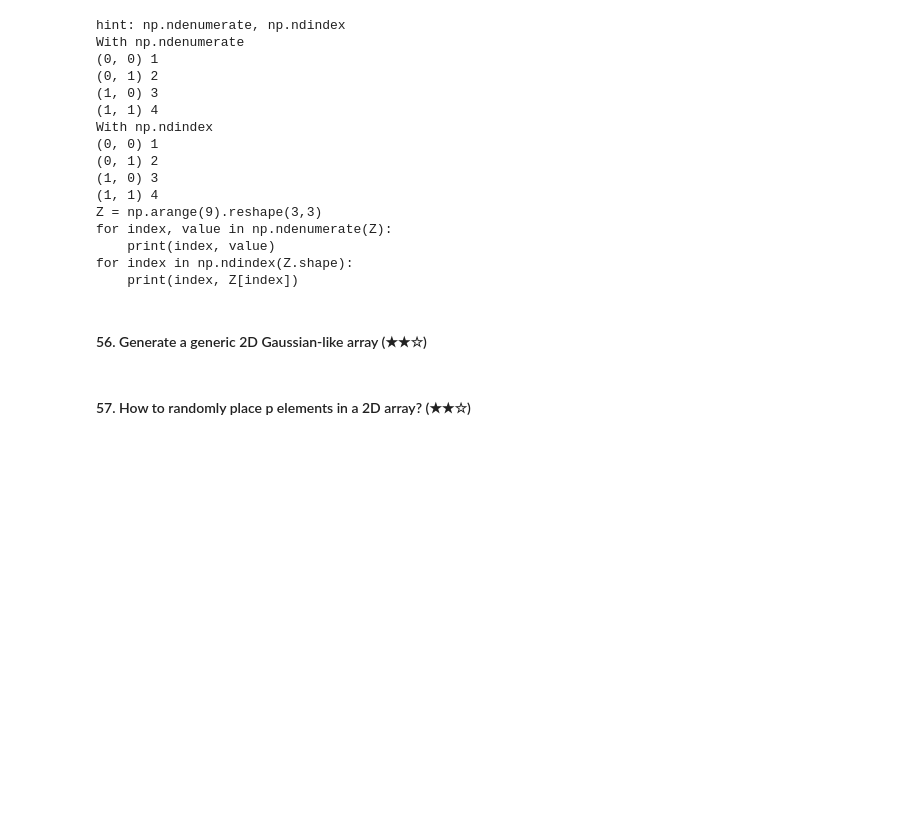
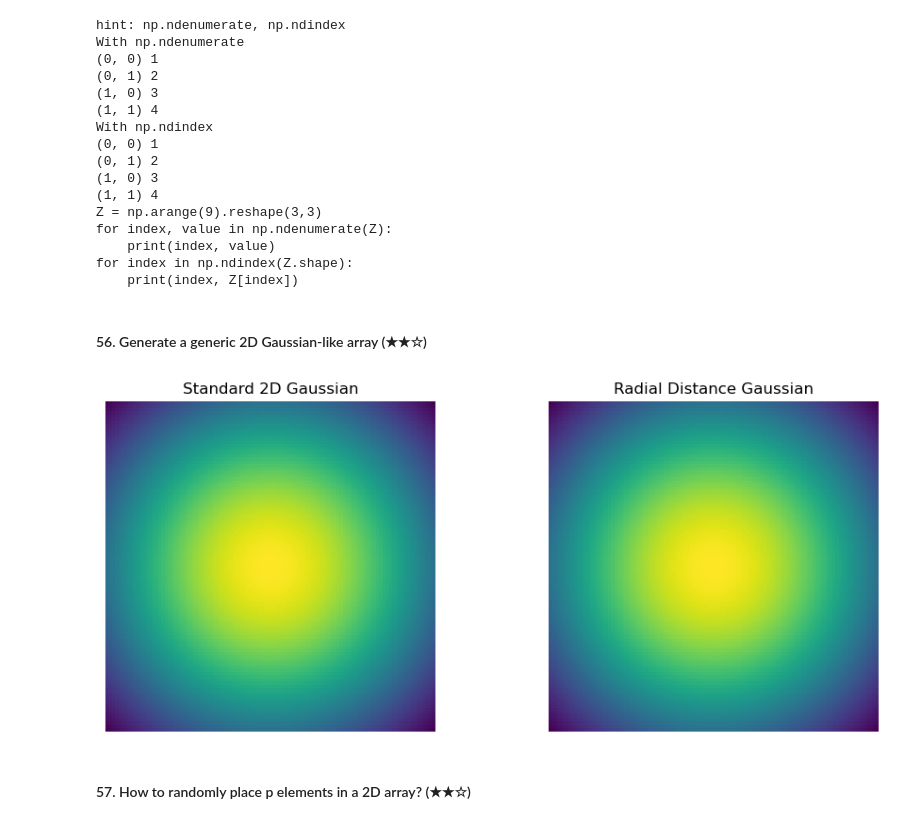
Before and after one commit to puripatwo/numpy-100, a Jupyter notebook: 100_Numpy_exercises.ipynb, the cells around one changed output. Cells and saved outputs as stored; diff of their text form; code cells hidden in the pictures; blank space fills up the shorter version.

```diff
--- a/100_Numpy_exercises.ipynb
+++ b/100_Numpy_exercises.ipynb
@@ -1047,5 +1047,38 @@ for index in np.ndindex(Z.shape):
     print(index, Z[index])
 # %% [markdown]
 #### 56. Generate a generic 2D Gaussian-like array (★★☆)
+# %%
+import numpy as np
+import matplotlib.pyplot as plt
+
+# Generate meshgrid
+size = 100
+x = np.linspace(-1, 1, size)
+y = np.linspace(-1, 1, size)
+X, Y = np.meshgrid(x, y)
+
+# Standard 2D Gaussian
+mu_x, mu_y = 0.0, 0.0
+sigma = 1.0
+G_standard = np.exp(-((X - mu_x)**2 + (Y - mu_y)**2) / (2 * sigma**2))
+
+# Radial (distance-based) Gaussian
+D = np.sqrt(X**2 + Y**2)  # Distance from center (0,0)
+G_radial = np.exp(-((D - 0.0)**2) / (2 * sigma**2))  # mu = 0.0
+
+# Plotting
+fig, axes = plt.subplots(1, 2, figsize=(10, 4))
+axes[0].imshow(G_standard, cmap='viridis')
+axes[0].set_title("Standard 2D Gaussian")
+axes[1].imshow(G_radial, cmap='viridis')
+axes[1].set_title("Radial Distance Gaussian")
+
+for ax in axes:
+    ax.axis('off')
+
+plt.tight_layout()
+plt.show()
+# %% [output]
+[figure, added]
 # %% [markdown]
 #### 57. How to randomly place p elements in a 2D array? (★★☆)
```
Also changed, not shown: parts of 5 cells of this notebook.
